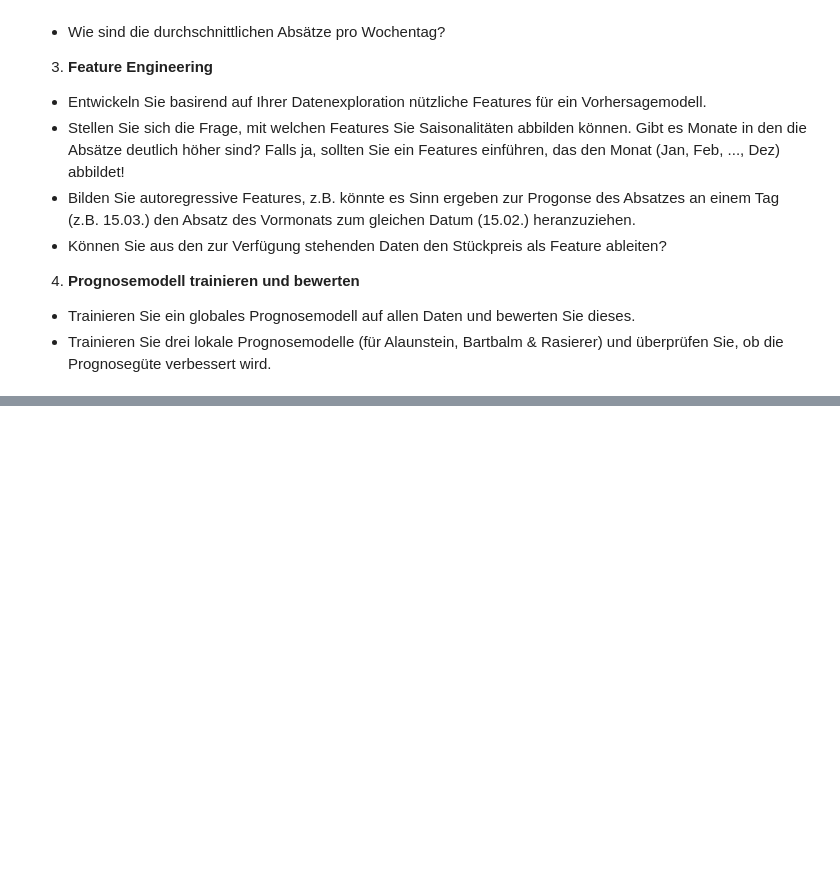
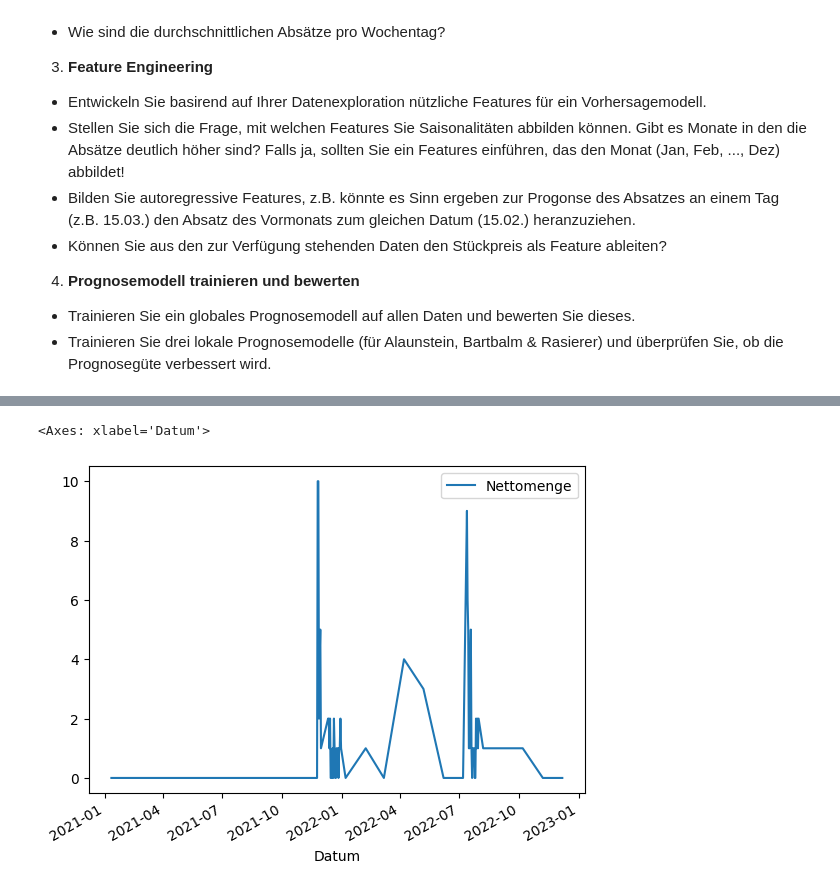
Before and after one commit to AlexKressner/Business_Intelligence, a Jupyter notebook: ML_Fallstudie_Online_Barber_Shop.ipynb, the cells around one changed output, grey strips where cells are left out. Saved outputs shown, nothing was run; the diff lists cells and outputs as text; code cells hidden in the pictures; blank space fills up the shorter version.

```diff
--- a/ML_Fallstudie_Online_Barber_Shop.ipynb
+++ b/ML_Fallstudie_Online_Barber_Shop.ipynb
@@ -24,0 +98,6 @@ Die Struktur Ihres Notebooks sollte dabei wie folgt aussehen und u.a. die folgen
+# %%
+# Tagesumsätze
+data[data["Produkt"]=="Bartbalm Crusoe"].plot(kind="line", x="Datum", y="Nettomenge")
+# %% [output]
+<Axes: xlabel='Datum'>
+[figure, added]
```
Also changed, not shown: parts of 40 cells of this notebook.
